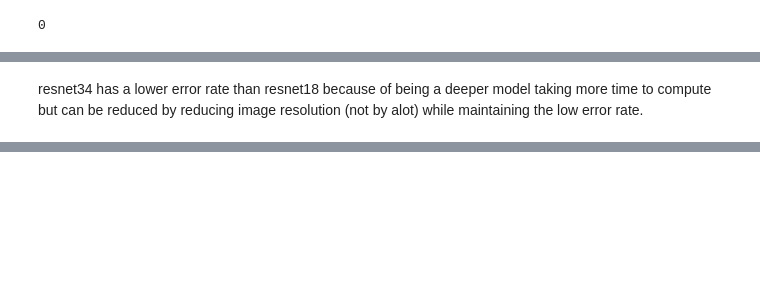
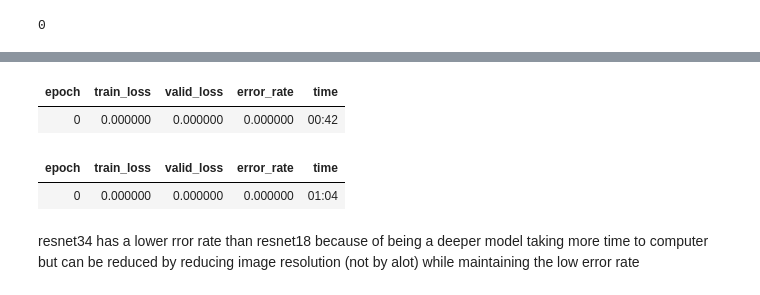
Before and after one commit to Achyut-Kr/ml-learning, a Jupyter notebook: Day1.ipynb, the cells around one changed output, grey strips where cells are left out. Saved outputs shown, nothing was run; the diff lists cells and outputs as text; code cells hidden in the pictures; blank space fills up the shorter version.

```diff
--- a/Day1.ipynb
+++ b/Day1.ipynb
@@ -203,2 +162,8 @@ learn4.fine_tune(1)
-# %% [markdown]
-resnet34 has a lower error rate than resnet18 because of being a deeper model taking more time to compute but can be reduced by reducing image resolution (not by alot) while maintaining the low error rate.
+# %%
+def is_cat(x):return x[0].isupper()
+dls2=ImageDataLoaders.from_name_func(
+    path,get_image_files(path),valid_pct=0.2,
+    label_func=is_cat,item_tfms=Resize(128))
+learn4=vision_learner(dls2,resnet34,metrics=error_rate)
+learn4.fine_tune(1)
+# %% [output]
@@ -204,0 +187,6 @@ resnet34 has a lower error rate than resnet18 because of being a deeper model ta
+| epoch | train_loss | valid_loss | error_rate | time |
+| 0 | 0.000000 | 0.000000 | 0.000000 | 00:42 |
+| epoch | train_loss | valid_loss | error_rate | time |
+| 0 | 0.000000 | 0.000000 | 0.000000 | 01:04 |
+# %% [markdown]
+resnet34 has a lower rror rate than resnet18 because of being a deeper model taking more time to computer but can be reduced by reducing image resolution (not by alot) while maintaining the low error rate
```
Also changed, not shown: parts of 9 cells of this notebook.
